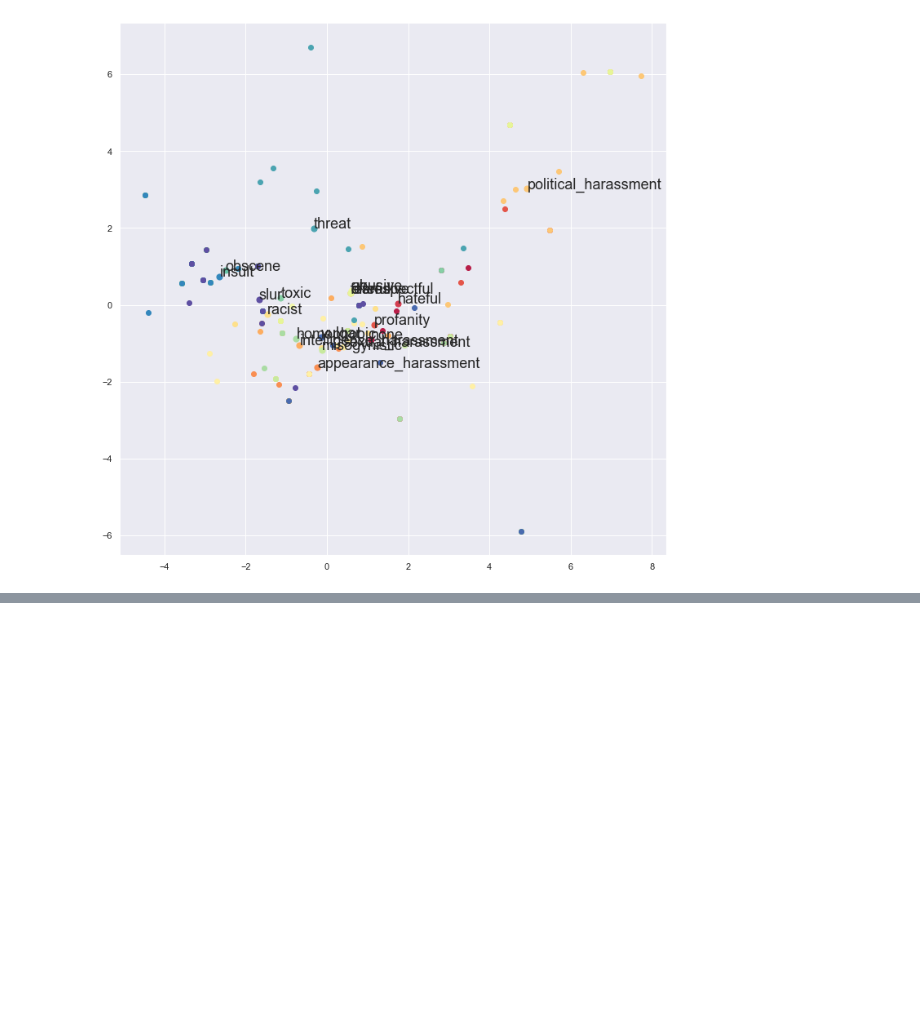
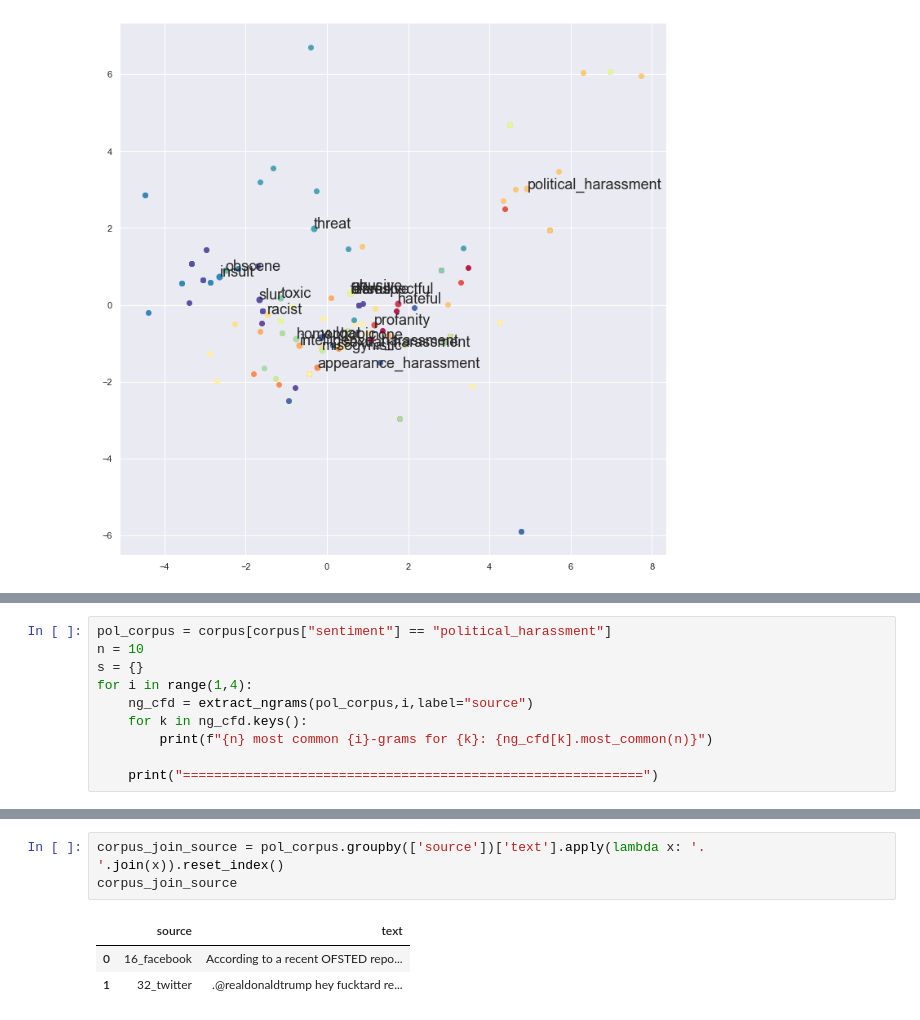
Before and after one commit to aljazerzen/data-science-nlp, a Jupyter notebook: Statistical_Methods.ipynb, the cells around one changed output, grey strips where cells are left out. Drawn from its saved outputs; the diff is of its cells as text; blank space fills up the shorter version.

```diff
--- a/Statistical_Methods.ipynb
+++ b/Statistical_Methods.ipynb
@@ -411,0 +608,10 @@ plot_word2vec(whole_corpus,corpus_dict,words)
+# %%
+pol_corpus = corpus[corpus["sentiment"] == "political_harassment"]
+n = 10
+s = {}
+for i in range(1,4):
+    ng_cfd = extract_ngrams(pol_corpus,i,label="source")
+    for k in ng_cfd.keys():
+        print(f"{n} most common {i}-grams for {k}: {ng_cfd[k].most_common(n)}")
+
+    print("===========================================================")
@@ -411,0 +634,7 @@ plot_word2vec(whole_corpus,corpus_dict,words)
+# %%
+corpus_join_source = pol_corpus.groupby(['source'])['text'].apply(lambda x: '. '.join(x)).reset_index()
+corpus_join_source
+# %% [output]
+|  | source | text |
+| 0 | 16_facebook | According to a recent OFSTED repo... |
+| 1 | 32_twitter | .@realdonaldtrump hey fucktard re... |
```
Also changed, not shown: parts of 22 cells of this notebook.
